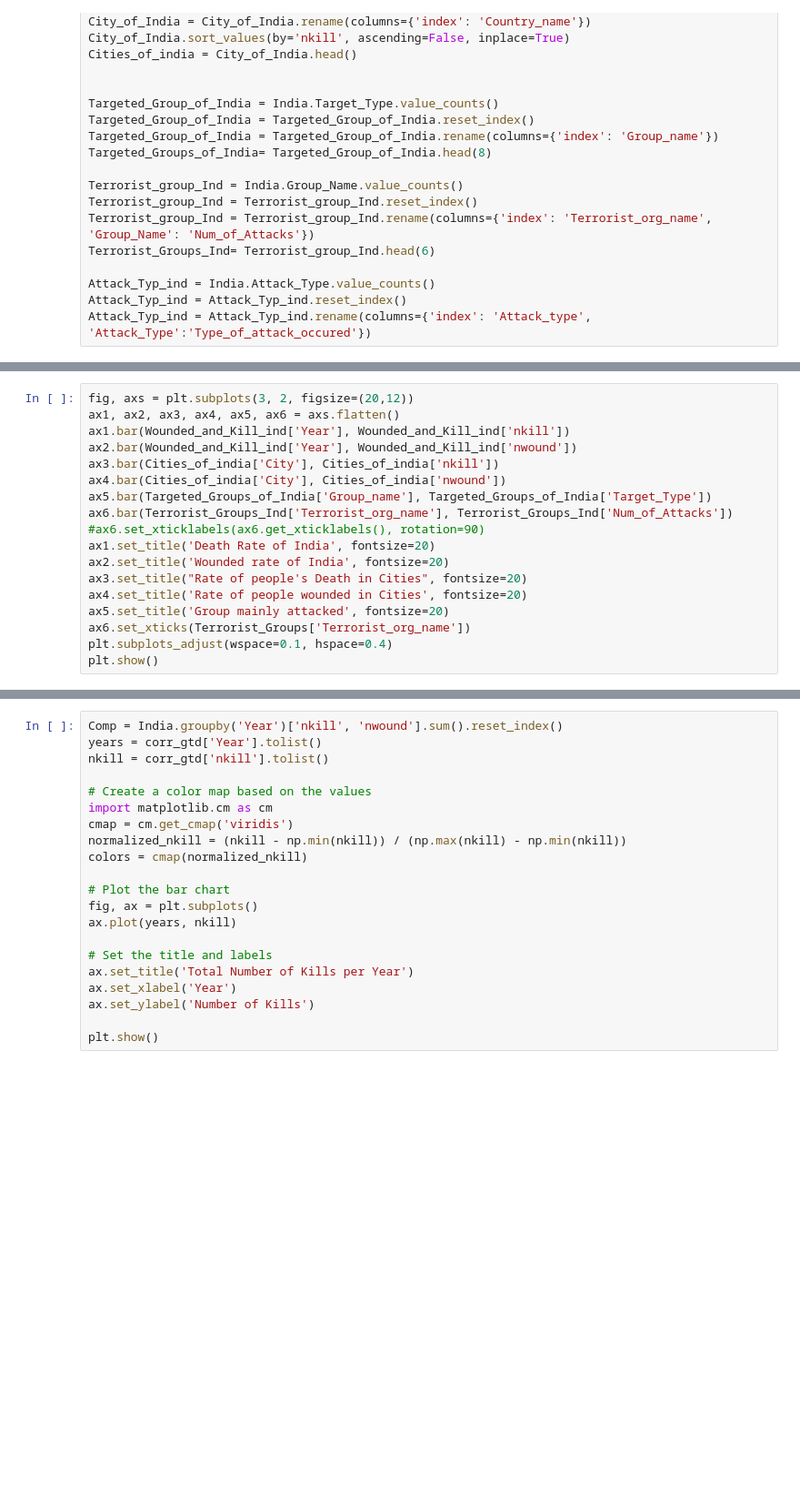
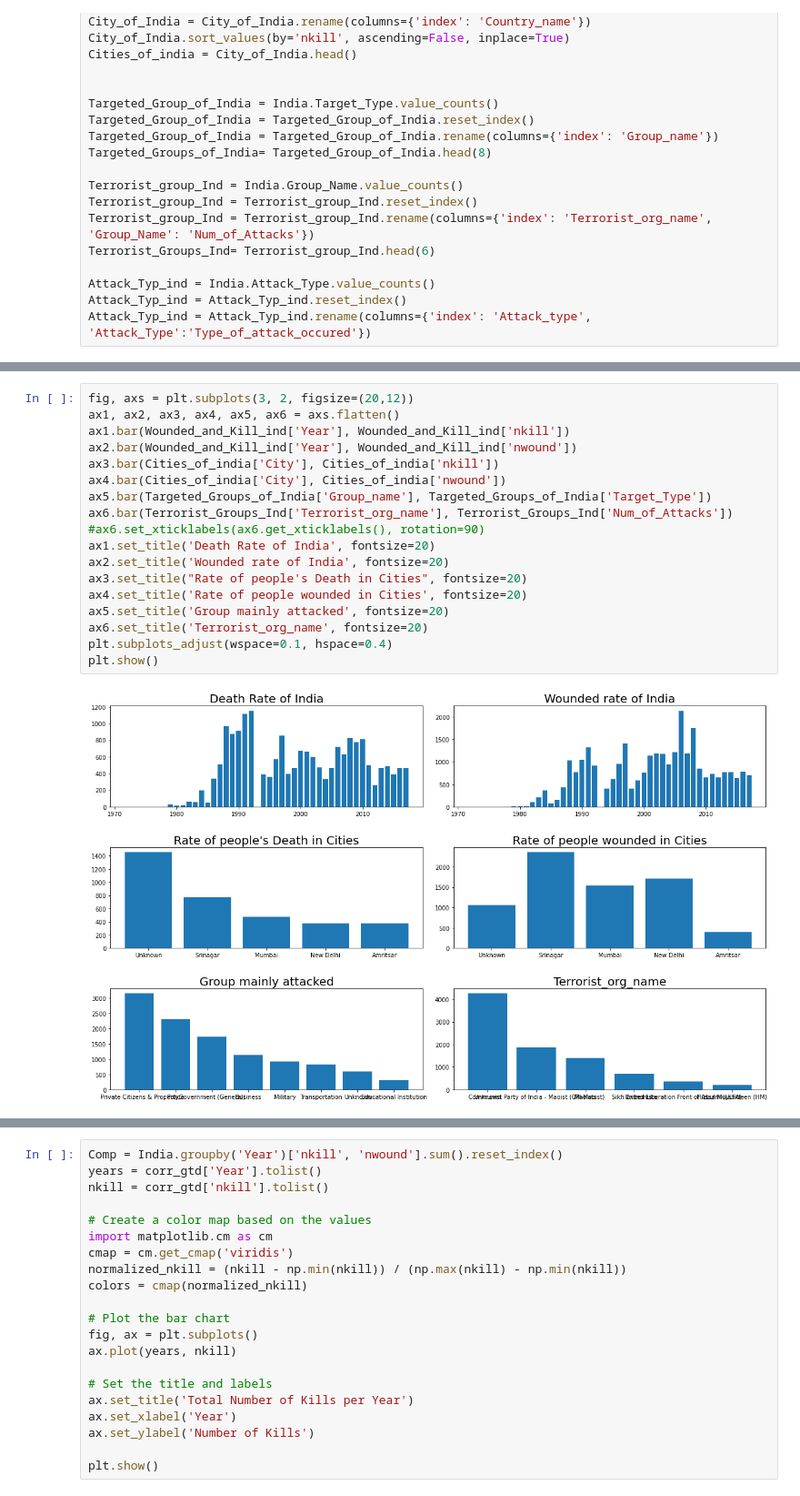
Before and after one commit to GauravDrive/CAPSTONE-PROJECT-almabetter, a Jupyter notebook: Capstone_project.ipynb, the cells around one changed output, grey strips where cells are left out. Shown at 91% size. Drawn from its saved outputs; the diff is of its cells as text; blank space fills up the shorter version.

```diff
--- a/Capstone_project.ipynb
+++ b/Capstone_project.ipynb
@@ -573,21 +645,23 @@ Attack_Typ_ind.head()
 # %%
 fig, axs = plt.subplots(3, 2, figsize=(20,12))
 ax1, ax2, ax3, ax4, ax5, ax6 = axs.flatten()
 ax1.bar(Wounded_and_Kill_ind['Year'], Wounded_and_Kill_ind['nkill'])
 ax2.bar(Wounded_and_Kill_ind['Year'], Wounded_and_Kill_ind['nwound'])
 ax3.bar(Cities_of_india['City'], Cities_of_india['nkill'])
 ax4.bar(Cities_of_india['City'], Cities_of_india['nwound'])
 ax5.bar(Targeted_Groups_of_India['Group_name'], Targeted_Groups_of_India['Target_Type'])
 ax6.bar(Terrorist_Groups_Ind['Terrorist_org_name'], Terrorist_Groups_Ind['Num_of_Attacks'])
 #ax6.set_xticklabels(ax6.get_xticklabels(), rotation=90)
 ax1.set_title('Death Rate of India', fontsize=20)
 ax2.set_title('Wounded rate of India', fontsize=20)
 ax3.set_title("Rate of people's Death in Cities", fontsize=20)
 ax4.set_title('Rate of people wounded in Cities', fontsize=20)
 ax5.set_title('Group mainly attacked', fontsize=20)
-ax6.set_xticks(Terrorist_Groups['Terrorist_org_name'])
+ax6.set_title('Terrorist_org_name', fontsize=20)
 plt.subplots_adjust(wspace=0.1, hspace=0.4)
 plt.show()
+# %% [output]
+[figure, added]
 # %%
 plt.plot(Wounded_and_Kill_ind['Year'], Wounded_and_Kill_ind['nkill'], color='r', label='Killed')
 plt.plot(Wounded_and_Kill_ind['Year'], Wounded_and_Kill_ind['nwound'], color='b', label='Wounded')
```
Also changed, not shown: parts of 30 cells of this notebook.
